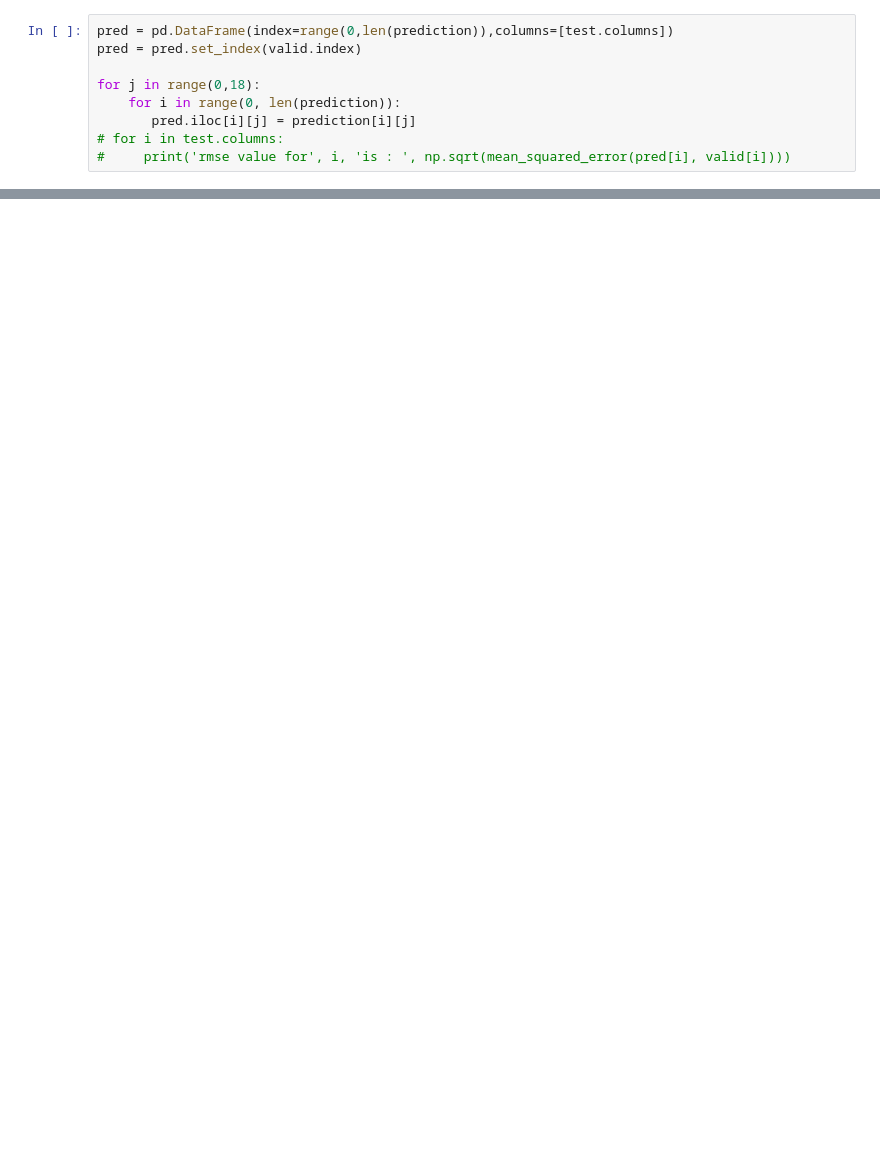
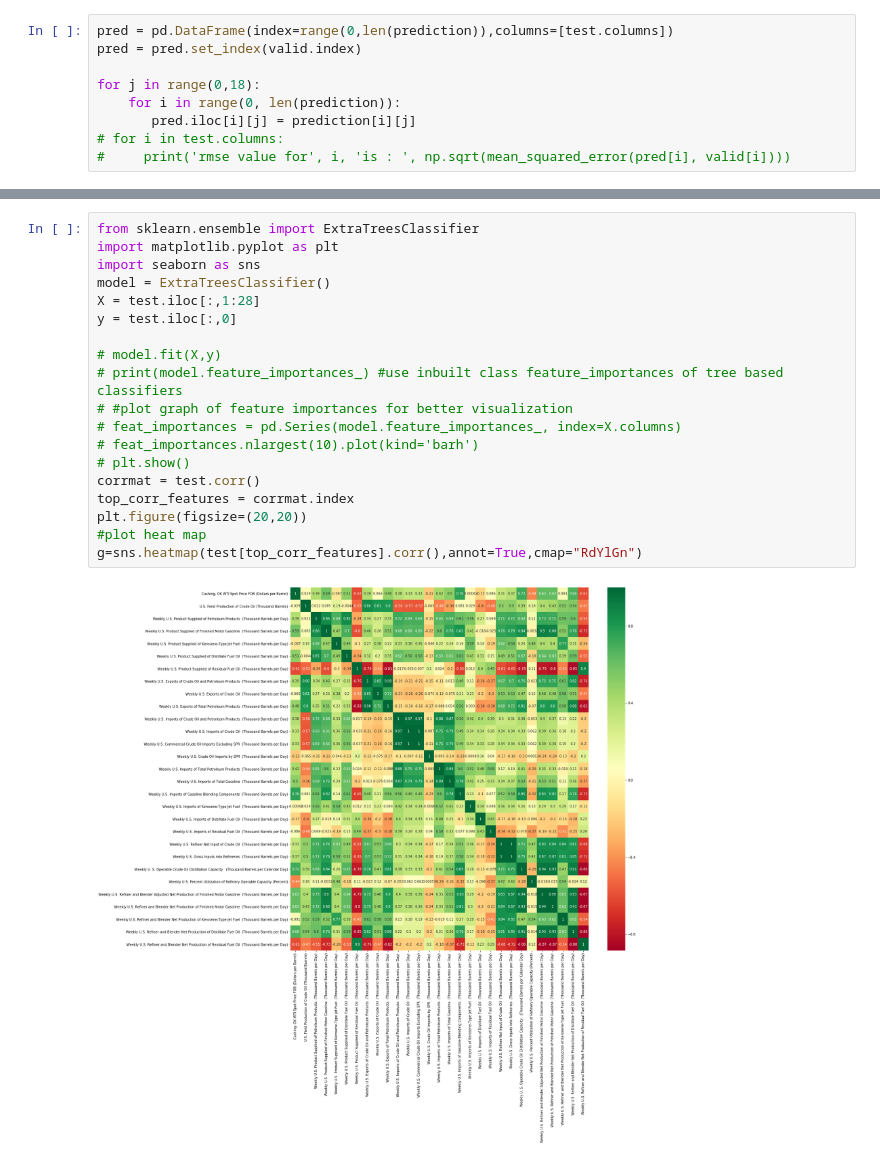
Before and after one commit to VeeLeeKoh/inventors_sprint, a Jupyter notebook: Sprint_Handling NaN .ipynb, the cells around one changed output, grey strips where cells are left out. Saved outputs shown, nothing was run; the diff lists cells and outputs as text; blank space fills up the shorter version.

Commit message:
heatmap complete

```diff
--- a/Sprint_Handling NaN .ipynb
+++ b/Sprint_Handling NaN .ipynb
@@ -108,0 +112,21 @@ ax.plot(valid['Cushing, OK WTI Spot Price FOB (Dollars per Barrel)'], label="x**
+# %%
+from sklearn.ensemble import ExtraTreesClassifier
+import matplotlib.pyplot as plt
+import seaborn as sns
+model = ExtraTreesClassifier()
+X = test.iloc[:,1:28]
+y = test.iloc[:,0]
+
+# model.fit(X,y)
+# print(model.feature_importances_) #use inbuilt class feature_importances of tree based classifiers
+# #plot graph of feature importances for better visualization
+# feat_importances = pd.Series(model.feature_importances_, index=X.columns)
+# feat_importances.nlargest(10).plot(kind='barh')
+# plt.show()
+corrmat = test.corr()
+top_corr_features = corrmat.index
+plt.figure(figsize=(20,20))
+#plot heat map
+g=sns.heatmap(test[top_corr_features].corr(),annot=True,cmap="RdYlGn")
+# %% [output]
+[figure, added]
```
Also changed, not shown: parts of 8 cells of this notebook.
